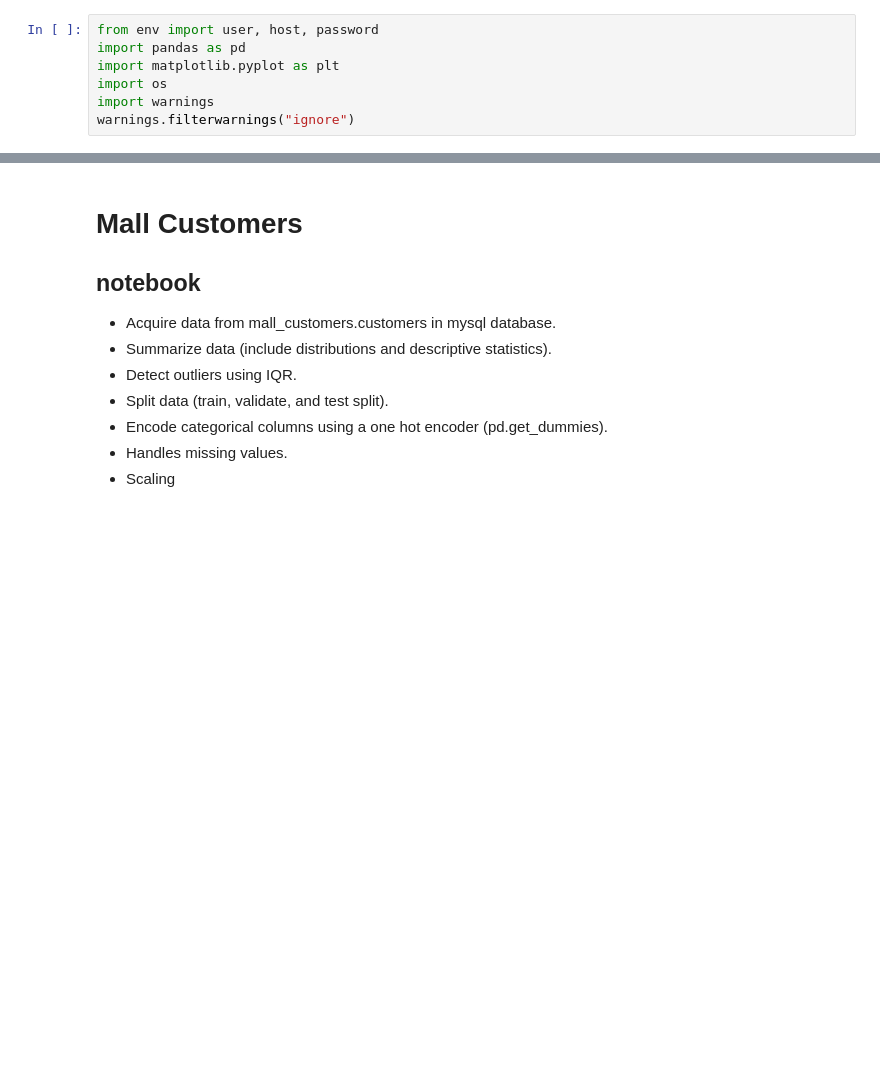
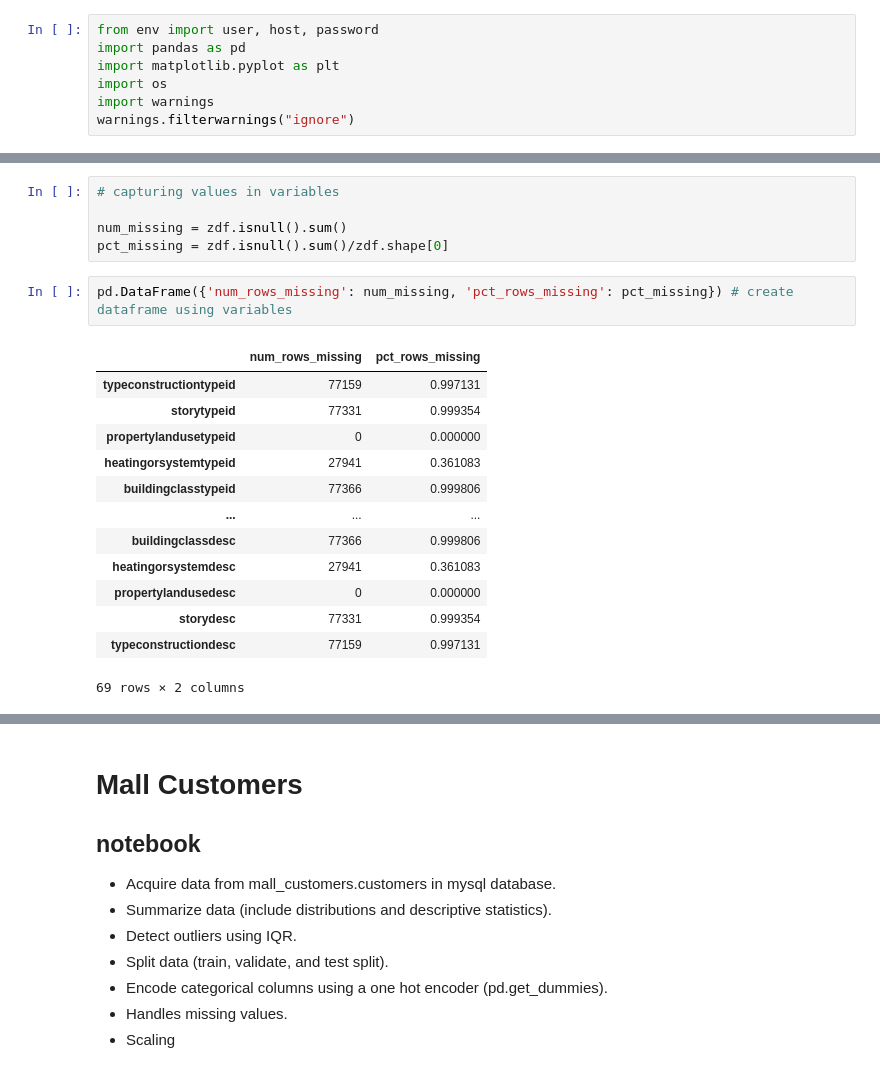
Before and after one commit to Johndsalas/lesson_prep, a Jupyter notebook: clustering_wrangle_exercise.ipynb, the cells around one changed output, grey strips where cells are left out. Drawn from its saved outputs; the diff is of its cells as text; blank space fills up the shorter version.

```diff
--- a/clustering_wrangle_exercise.ipynb
+++ b/clustering_wrangle_exercise.ipynb
@@ -73,0 +288,21 @@ select *
+# %%
+# capturing values in variables
+
+num_missing = zdf.isnull().sum()
+pct_missing = zdf.isnull().sum()/zdf.shape[0]
+# %%
+pd.DataFrame({'num_rows_missing': num_missing, 'pct_rows_missing': pct_missing}) # create dataframe using variables
+# %% [output]
+|  | num_rows_missing | pct_rows_missing |
+| typeconstructiontypeid | 77159 | 0.997131 |
+| storytypeid | 77331 | 0.999354 |
+| propertylandusetypeid | 0 | 0.000000 |
+| heatingorsystemtypeid | 27941 | 0.361083 |
+| buildingclasstypeid | 77366 | 0.999806 |
+| ... | ... | ... |
+| buildingclassdesc | 77366 | 0.999806 |
+| heatingorsystemdesc | 27941 | 0.361083 |
+| propertylandusedesc | 0 | 0.000000 |
+| storydesc | 77331 | 0.999354 |
+| typeconstructiondesc | 77159 | 0.997131 |
+69 rows × 2 columns
```
Also changed, not shown: parts of 36 cells of this notebook, 1 other file.
